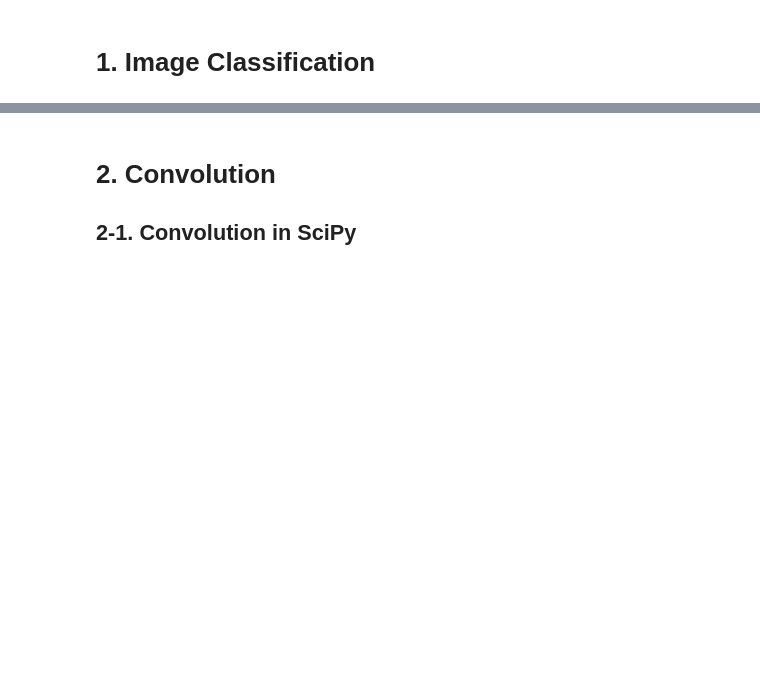
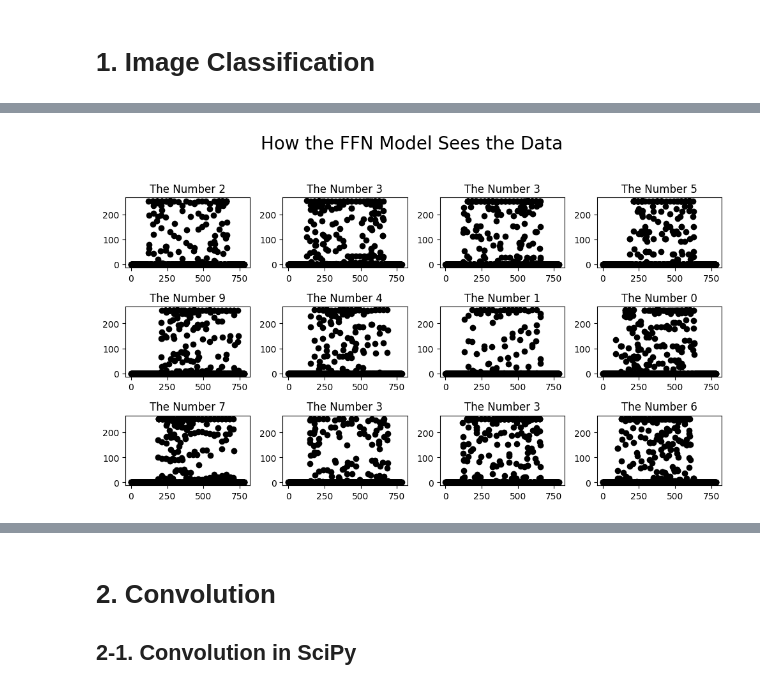
Before and after one commit to yungshun317/torch-nlp, a Jupyter notebook: convolutional_neural_networks.ipynb, the cells around one changed output, grey strips where cells are left out. Drawn from its saved outputs; the diff is of its cells as text; code cells hidden in the pictures; blank space fills up the shorter version.

```diff
--- a/convolutional_neural_networks.ipynb
+++ b/convolutional_neural_networks.ipynb
@@ -34,18 +44,22 @@ plt.show()
 # %%
-# show a few random digits
-fig,axs = plt.subplots(3,4,figsize=(10,6))
+# Show a few random digits
+fig, axs = plt.subplots(3, 4, figsize=(10, 6))
 
 for ax in axs.flatten():
-  # pick a random image
-  randimg2show = np.random.randint(0,high=data.shape[0])
+  # Pick a random image
+  random_image_idx = np.random.randint(0, high=data.shape[0])
 
   # create the image
-  ax.plot(data[randimg2show,:],'ko')
+  ax.plot(data[random_image_idx, :], 'ko')
+  # print(data[random_image_idx].shape)
+  # (784,)
 
-  # title
-  ax.set_title('The number %i'%labels[randimg2show])
+  # Title
+  ax.set_title('The Number %i' % labels[random_image_idx])
 
-plt.suptitle('How the FFN model sees the data',fontsize=20)
-plt.tight_layout(rect=[0,0,1,.95])
+plt.suptitle('How the FFN Model Sees the Data', fontsize=20)
+plt.tight_layout(rect=[0, 0, 1, .95])
 plt.show()
+# %% [output]
+[figure, added]
 # %%
```
Also changed, not shown: parts of 6 cells of this notebook, 1 other file.
